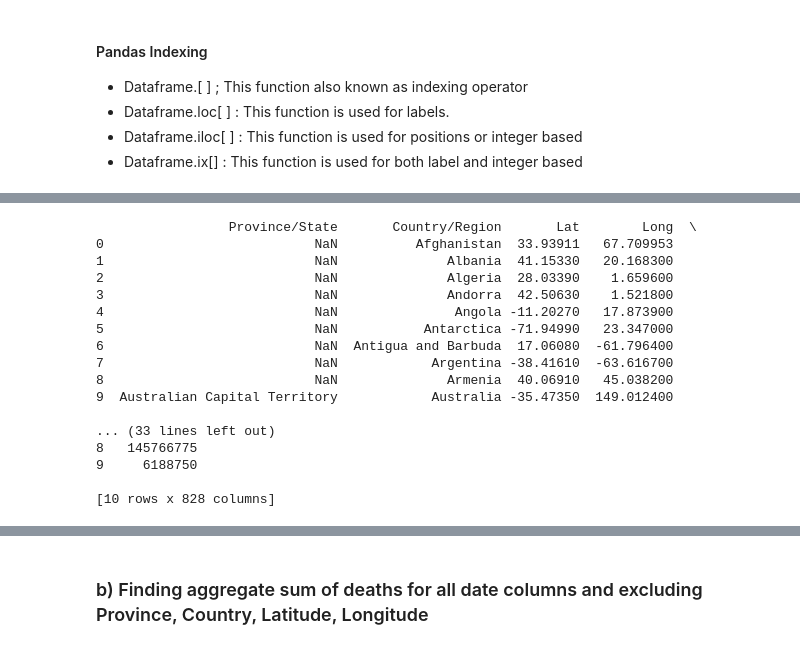
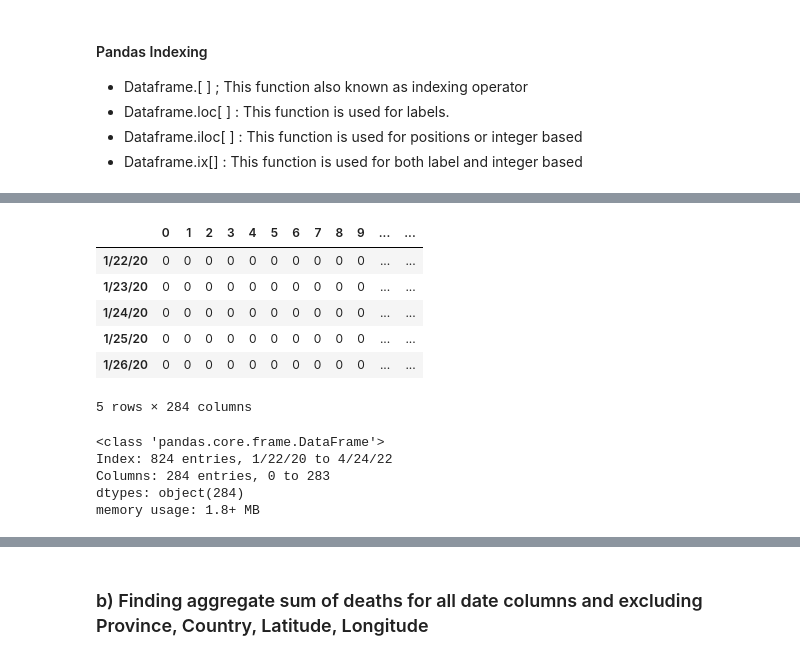
Before and after one commit to oks9303-spt/Python_final_project, a Jupyter notebook: final_project_1_24April2022.ipynb, the cells around one changed output, grey strips where cells are left out. Drawn from its saved outputs; the diff is of its cells as text; code cells hidden in the pictures.

```diff
--- a/final_project_1_24April2022.ipynb
+++ b/final_project_1_24April2022.ipynb
@@ -59,22 +59,23 @@ df_confirmed.agg([sum])
-# %%
-# Select column 3 to 826 (index 4-827) and find sum
-df_confirmed['Sum']=df_confirmed.iloc[:,4:827].sum(axis=1)
-print(df_confirmed.head(10))
-# %% [output]
-                 Province/State       Country/Region       Lat        Long  \
-0                           NaN          Afghanistan  33.93911   67.709953
-1                           NaN              Albania  41.15330   20.168300
-2                           NaN              Algeria  28.03390    1.659600
-3                           NaN              Andorra  42.50630    1.521800
-4                           NaN               Angola -11.20270   17.873900
-5                           NaN           Antarctica -71.94990   23.347000
-6                           NaN  Antigua and Barbuda  17.06080  -61.796400
-7                           NaN            Argentina -38.41610  -63.616700
-8                           NaN              Armenia  40.06910   45.038200
-9  Australian Capital Territory            Australia -35.47350  149.012400
-
-... (33 lines left out)
-8   145766775
-9     6188750
-
-[10 rows x 828 columns]
+# %%
+#transposing the confirmed table, to have date as the index
+df_confirmed_transpose = df_confirmed.T
+df_confirmed_transpose.head()
+
+df_confirmed_transpose_reduced = df_confirmed_transpose.drop(['Province/State', 'Country/Region', 'Lat', 'Long'], axis='rows')
+df_confirmed_transpose_reduced.head()
+# %% [output]
+|  | 0 | 1 | 2 | 3 | 4 | 5 | 6 | 7 | 8 | 9 | ... | ... |
+| 1/22/20 | 0 | 0 | 0 | 0 | 0 | 0 | 0 | 0 | 0 | 0 | ... | ... |
+| 1/23/20 | 0 | 0 | 0 | 0 | 0 | 0 | 0 | 0 | 0 | 0 | ... | ... |
+| 1/24/20 | 0 | 0 | 0 | 0 | 0 | 0 | 0 | 0 | 0 | 0 | ... | ... |
+| 1/25/20 | 0 | 0 | 0 | 0 | 0 | 0 | 0 | 0 | 0 | 0 | ... | ... |
+| 1/26/20 | 0 | 0 | 0 | 0 | 0 | 0 | 0 | 0 | 0 | 0 | ... | ... |
+5 rows × 284 columns
+# %%
+df_confirmed_transpose_reduced.info()
+# %% [output]
+<class 'pandas.core.frame.DataFrame'>
+Index: 824 entries, 1/22/20 to 4/24/22
+Columns: 284 entries, 0 to 283
+dtypes: object(284)
+memory usage: 1.8+ MB
```
Also changed, not shown: parts of 66 cells of this notebook.
